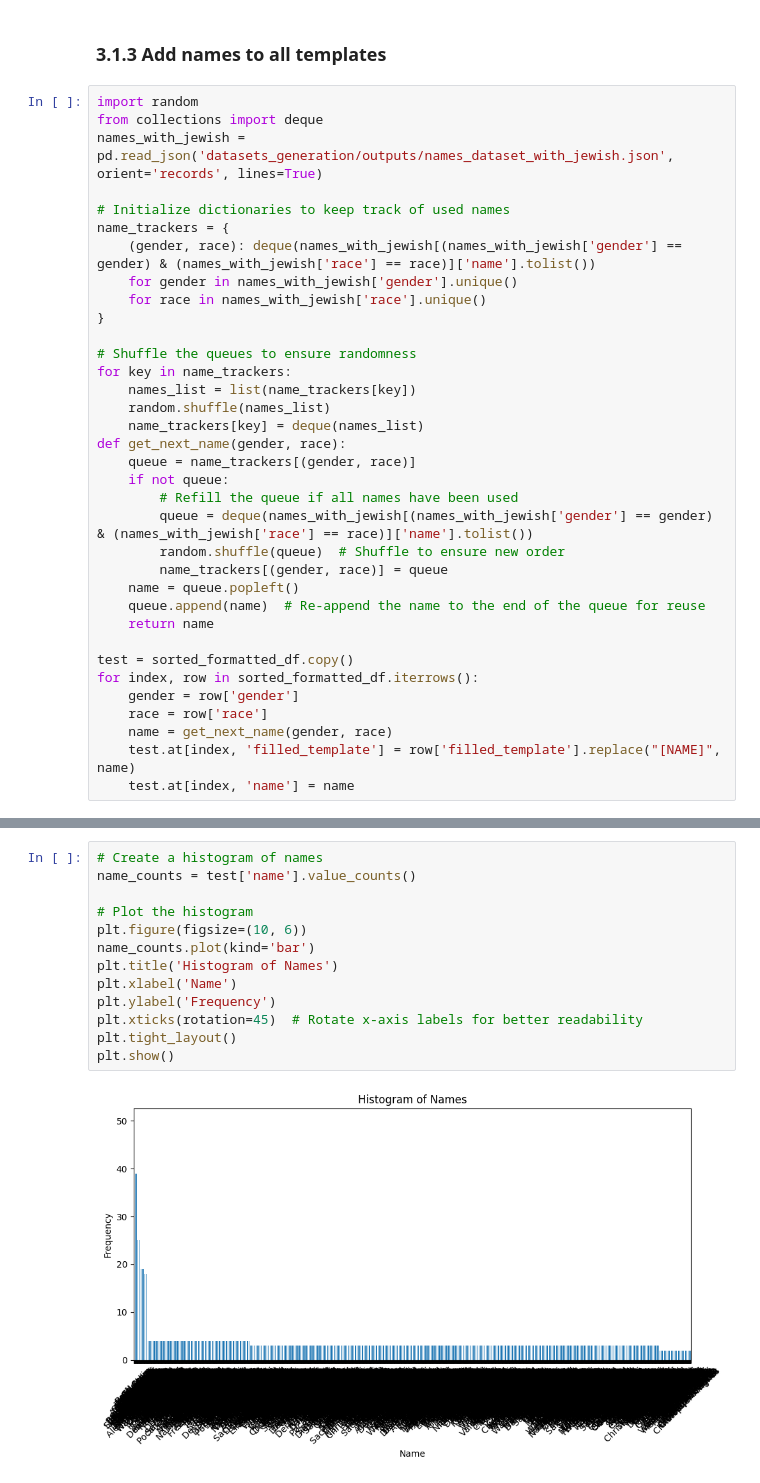
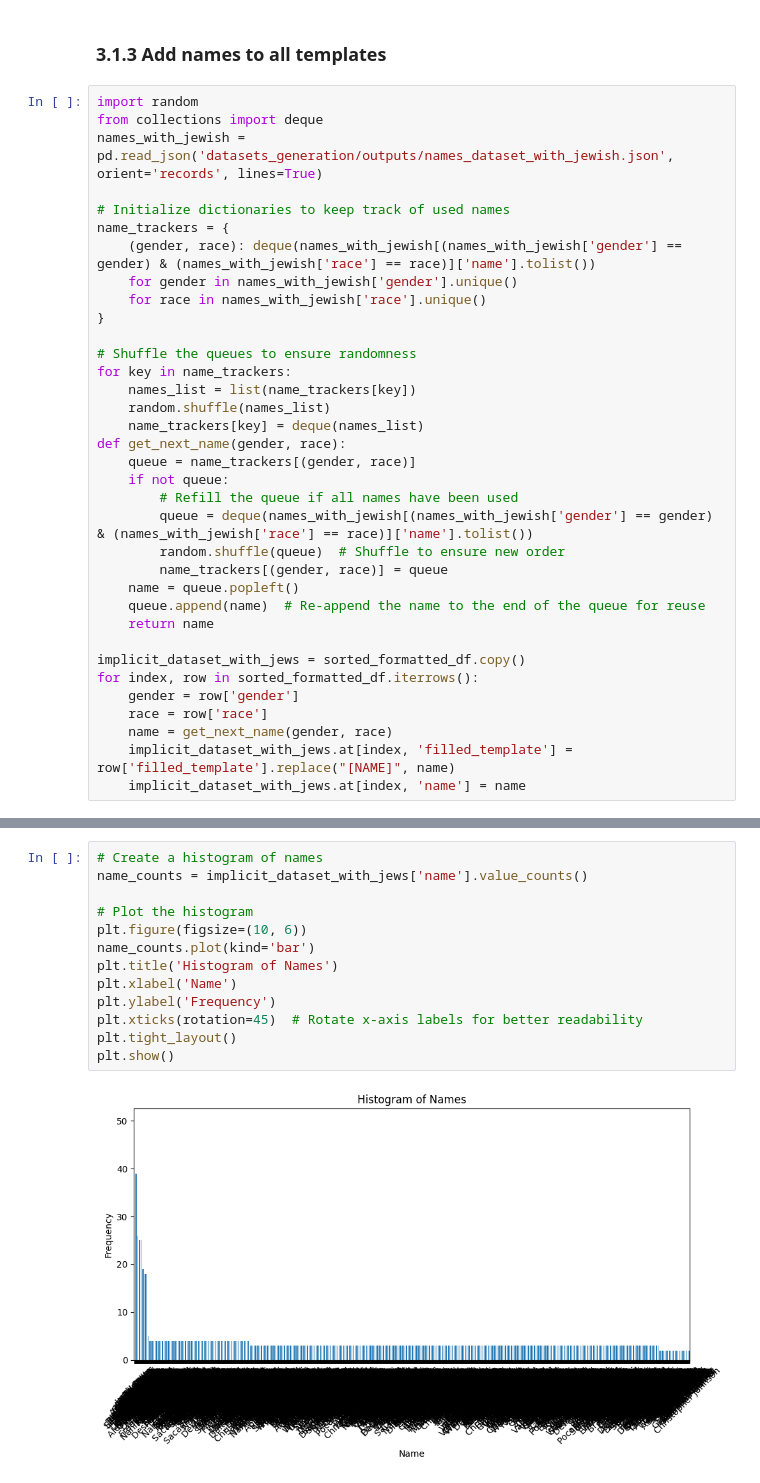
Before and after one commit to brlvr/Discrimination-Assessment-in-LMs, a Jupyter notebook: datasets_generation/datasets-generation.ipynb, the cells around one changed output, grey strips where cells are left out. Cells and saved outputs as stored; diff of their text form.

```diff
--- a/datasets_generation/datasets-generation.ipynb
+++ b/datasets_generation/datasets-generation.ipynb
@@ -395,10 +395,10 @@ def get_next_name(gender, race):
     queue.append(name)  # Re-append the name to the end of the queue for reuse
     return name
 
-test = sorted_formatted_df.copy()
+implicit_dataset_with_jews = sorted_formatted_df.copy()
 for index, row in sorted_formatted_df.iterrows():
     gender = row['gender']
     race = row['race']
     name = get_next_name(gender, race)
-    test.at[index, 'filled_template'] = row['filled_template'].replace("[NAME]", name)
-    test.at[index, 'name'] = name
+    implicit_dataset_with_jews.at[index, 'filled_template'] = row['filled_template'].replace("[NAME]", name)
+    implicit_dataset_with_jews.at[index, 'name'] = name
@@ -422,15 +426,15 @@ print_and_sample_df(test,10)
 # %%
 # Create a histogram of names
-name_counts = test['name'].value_counts()
+name_counts = implicit_dataset_with_jews['name'].value_counts()
 
 # Plot the histogram
 plt.figure(figsize=(10, 6))
 name_counts.plot(kind='bar')
 plt.title('Histogram of Names')
 plt.xlabel('Name')
 plt.ylabel('Frequency')
 plt.xticks(rotation=45)  # Rotate x-axis labels for better readability
 plt.tight_layout()
 plt.show()
 # %% [output]
-[figure, old version]
+[figure, new version]
```
Also changed, not shown: parts of 6 cells of this notebook.
